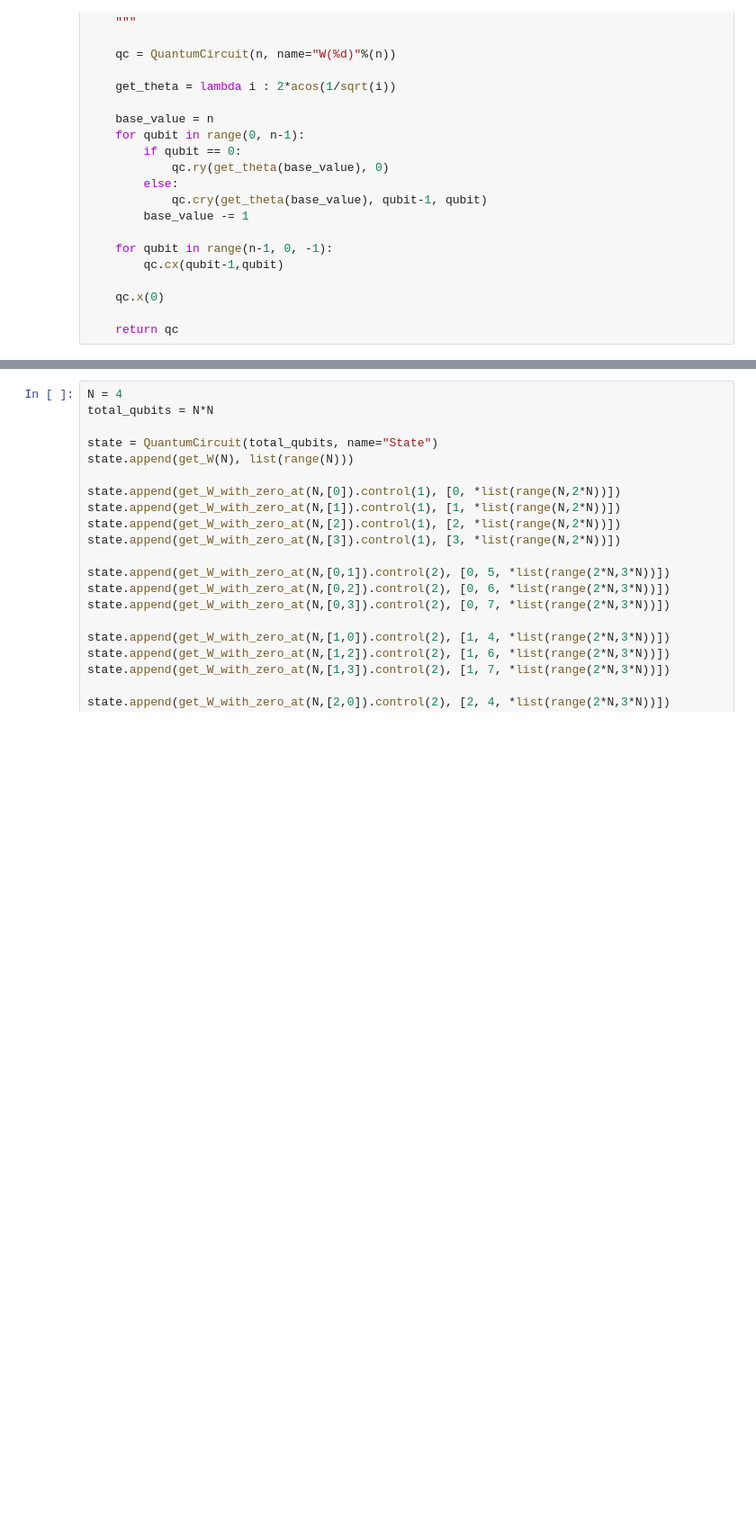
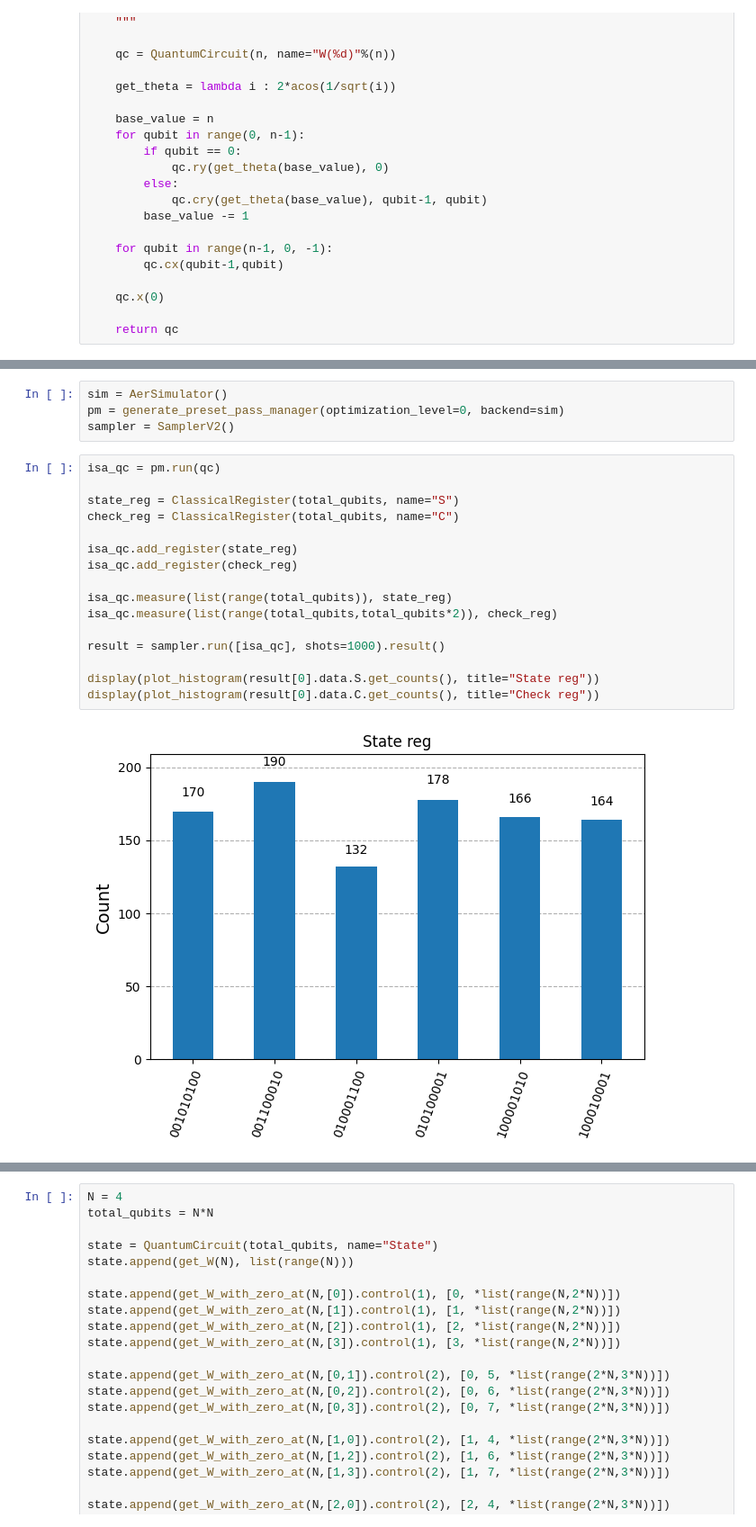
Before and after one commit to Dpbm/qnqueens, a Jupyter notebook: circuit-approach.ipynb, the cells around one changed output, grey strips where cells are left out. Shown at 90% size. Saved outputs shown, nothing was run; the diff lists cells and outputs as text; blank space fills up the shorter version.

```diff
--- a/circuit-approach.ipynb
+++ b/circuit-approach.ipynb
@@ -50,0 +114,22 @@ def get_W_with_zero_at(qubits:int, zero_pos:List[int]):
+# %%
+sim = AerSimulator()
+pm = generate_preset_pass_manager(optimization_level=0, backend=sim)
+sampler = SamplerV2()
+# %%
+isa_qc = pm.run(qc)
+
+state_reg = ClassicalRegister(total_qubits, name="S")
+check_reg = ClassicalRegister(total_qubits, name="C")
+
+isa_qc.add_register(state_reg)
+isa_qc.add_register(check_reg)
+
+isa_qc.measure(list(range(total_qubits)), state_reg)
+isa_qc.measure(list(range(total_qubits,total_qubits*2)), check_reg)
+
+result = sampler.run([isa_qc], shots=1000).result()
+
+display(plot_histogram(result[0].data.S.get_counts(), title="State reg"))
+display(plot_histogram(result[0].data.C.get_counts(), title="Check reg"))
+# %% [output]
+[figure, added]
```
Also changed, not shown: parts of 10 cells of this notebook, 2 other files.
